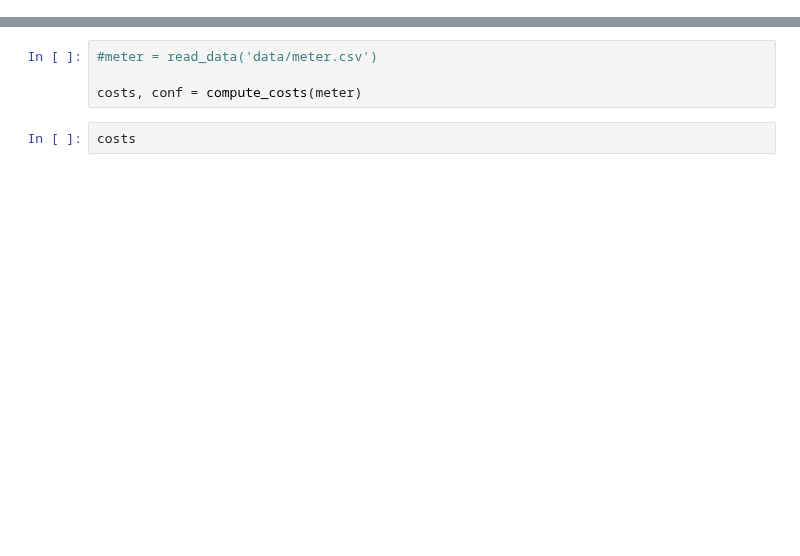
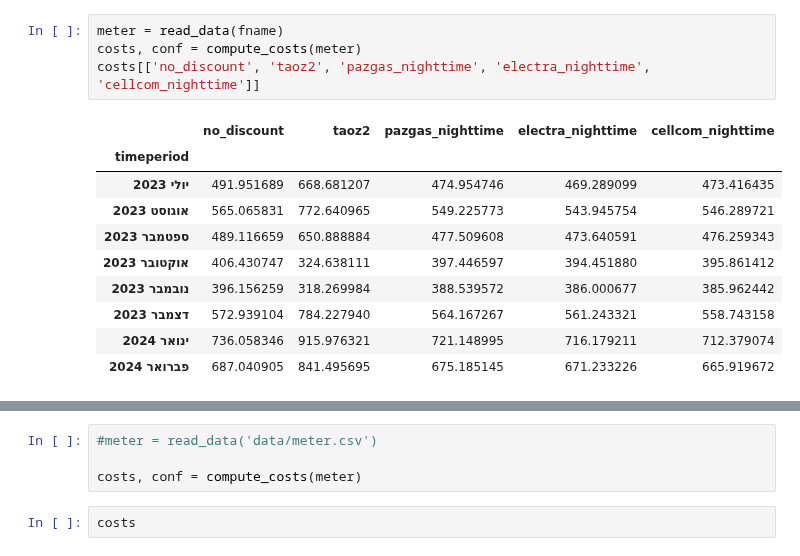
Before and after one commit to dpelleg/notebooks, a Jupyter notebook: electric-meter/electric-meter.ipynb, the cells around one changed output, grey strips where cells are left out. Cells and saved outputs as stored; diff of their text form; blank space fills up the shorter version.

```diff
--- a/electric-meter/electric-meter.ipynb
+++ b/electric-meter/electric-meter.ipynb
@@ -13,0 +148,15 @@ meter = read_data(fname)
+# %%
+meter = read_data(fname)
+costs, conf = compute_costs(meter)
+costs[['no_discount', 'taoz2', 'pazgas_nighttime', 'electra_nighttime', 'cellcom_nighttime']]
+# %% [output]
+|  | no_discount | taoz2 | pazgas_nighttime | electra_nighttime | cellcom_nighttime |
+| timeperiod |  |  |  |  |  |
+| יולי 2023 | 491.951689 | 668.681207 | 474.954746 | 469.289099 | 473.416435 |
+| אוגוסט 2023 | 565.065831 | 772.640965 | 549.225773 | 543.945754 | 546.289721 |
+| ספטמבר 2023 | 489.116659 | 650.888884 | 477.509608 | 473.640591 | 476.259343 |
+| אוקטובר 2023 | 406.430747 | 324.638111 | 397.446597 | 394.451880 | 395.861412 |
+| נובמבר 2023 | 396.156259 | 318.269984 | 388.539572 | 386.000677 | 385.962442 |
+| דצמבר 2023 | 572.939104 | 784.227940 | 564.167267 | 561.243321 | 558.743158 |
+| ינואר 2024 | 736.058346 | 915.976321 | 721.148995 | 716.179211 | 712.379074 |
+| פברואר 2024 | 687.040905 | 841.495695 | 675.185145 | 671.233226 | 665.919672 |
```
Also changed, not shown: parts of 19 cells of this notebook, 6 other files.
